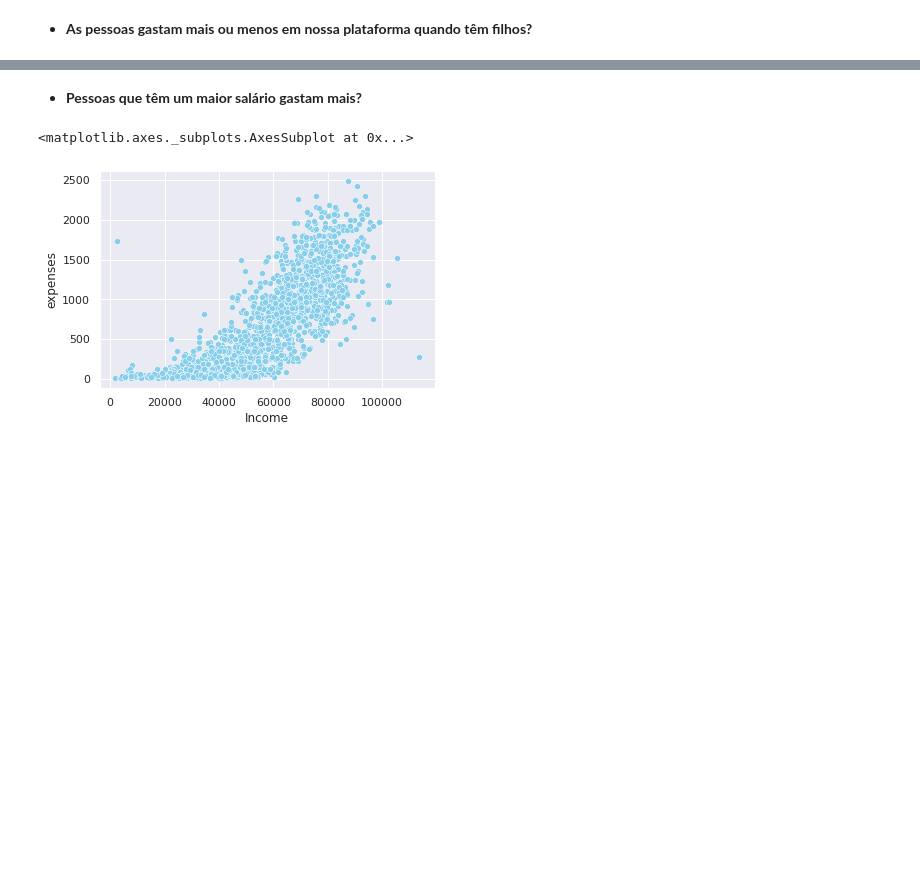
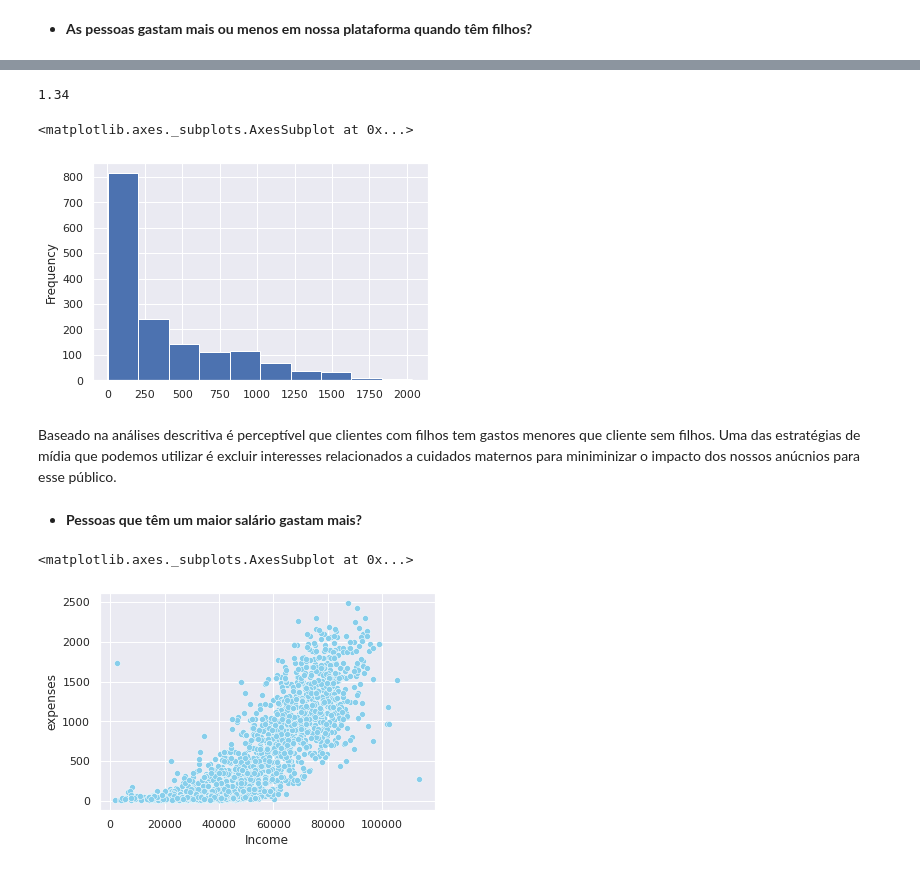
Before and after one commit to FranciniSantana/statistics, a Jupyter notebook: Desafio_Ifood.ipynb, the cells around one changed output, grey strips where cells are left out. Cells and saved outputs as stored; diff of their text form; code cells hidden in the pictures; blank space fills up the shorter version.

```diff
--- a/Desafio_Ifood.ipynb
+++ b/Desafio_Ifood.ipynb
@@ -357,3 +410,14 @@ A média de gastos dos clientes com filhos é menor que aqueles sem filhos
+# %%
+df.query('WithKids == "Com Filhos"').expenses.skew().round(decimals=2)
+# %% [output]
+1.34
+# %%
+df.query('WithKids == "Com Filhos"').expenses.plot.hist()
+# %% [output]
+<matplotlib.axes._subplots.AxesSubplot at 0x...>
+[figure, added]
+# %% [markdown]
+Baseado na análises descritiva é perceptível que clientes com filhos tem gastos menores que cliente sem filhos. Uma das estratégias de mídia que podemos utilizar é excluir interesses relacionados a cuidados maternos para miniminizar o impacto dos nossos anúcnios para esse público.
 # %% [markdown]
 * **Pessoas que têm um maior salário gastam mais?**
 # %%
```
Also changed, not shown: parts of 14 cells of this notebook.
